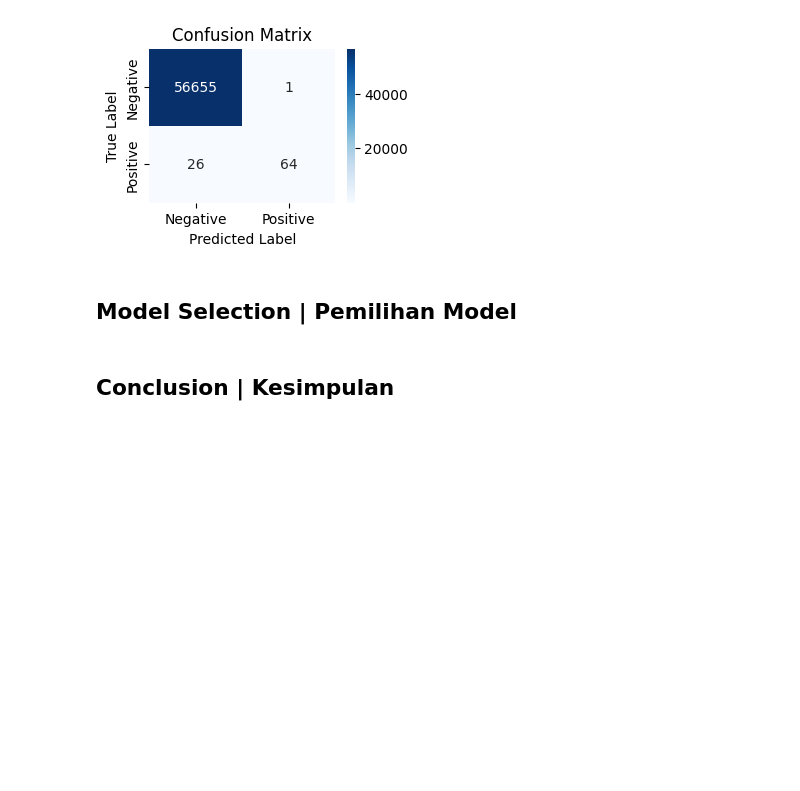
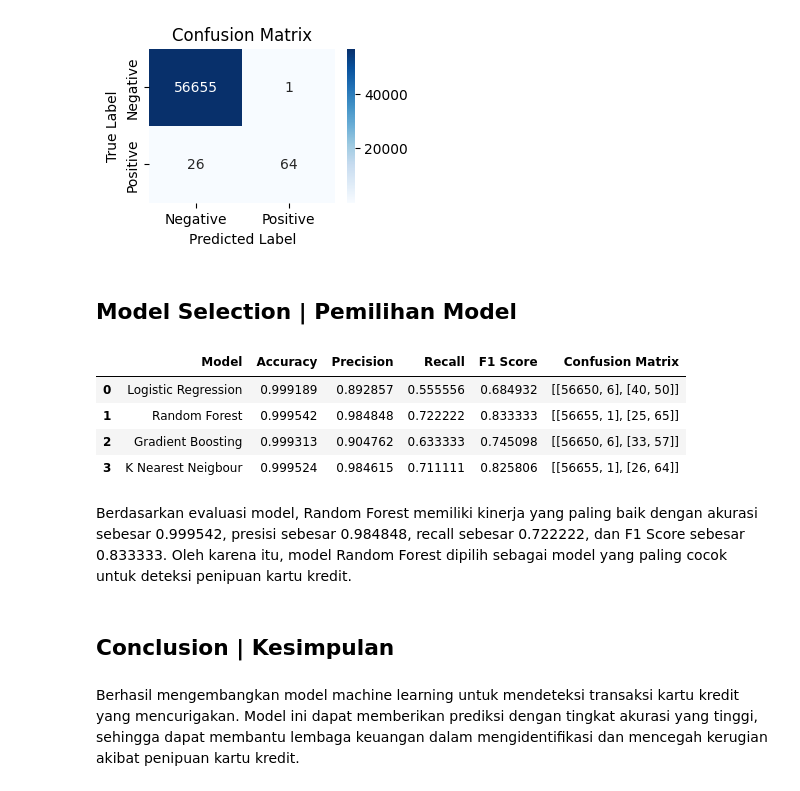
Before and after one commit to prad-alpukat/fraud-detection, a Jupyter notebook: fraud-detection.ipynb, the cells around one changed output. Cells and saved outputs as stored; diff of their text form; code cells hidden in the pictures; blank space fills up the shorter version.

```diff
--- a/fraud-detection.ipynb
+++ b/fraud-detection.ipynb
@@ -285,5 +285,28 @@ Confusion Matrix:
 [figure]
 # %% [markdown]
 ## Model Selection | Pemilihan Model
+# %%
+# table summary accuracy, precision, recall, f1 score dari model
+summary = {
+    'Model': ['Logistic Regression', 'Random Forest', 'Gradient Boosting', 'K Nearest Neigbour'],
+    'Accuracy': [accuracy_score(y_test, lr_pred), accuracy_score(y_test, rf_pred), accuracy_score(y_test, gb_pred), accuracy_score(y_test, knn_pred)],
+    'Precision': [precision_score(y_test, lr_pred), precision_score(y_test, rf_pred), precision_score(y_test, gb_pred), precision_score(y_test, knn_pred)],
+    'Recall': [recall_score(y_test, lr_pred), recall_score(y_test, rf_pred), recall_score(y_test, gb_pred), recall_score(y_test, knn_pred)],
+    'F1 Score': [f1_score(y_test, lr_pred), f1_score(y_test, rf_pred), f1_score(y_test, gb_pred), f1_score(y_test, knn_pred)],
+    'Confusion Matrix': [cm_lr, cm_rf, cm_gb, cm_knn]
+}
+
+summary_df = pd.DataFrame(summary)
+summary_df
+# %% [output]
+|  | Model | Accuracy | Precision | Recall | F1 Score | Confusion Matrix |
+| 0 | Logistic Regression | 0.999189 | 0.892857 | 0.555556 | 0.684932 | [[56650, 6], [40, 50]] |
+| 1 | Random Forest | 0.999542 | 0.984848 | 0.722222 | 0.833333 | [[56655, 1], [25, 65]] |
+| 2 | Gradient Boosting | 0.999313 | 0.904762 | 0.633333 | 0.745098 | [[56650, 6], [33, 57]] |
+| 3 | K Nearest Neigbour | 0.999524 | 0.984615 | 0.711111 | 0.825806 | [[56655, 1], [26, 64]] |
+# %% [markdown]
+Berdasarkan evaluasi model, Random Forest memiliki kinerja yang paling baik dengan akurasi sebesar 0.999542, presisi sebesar 0.984848, recall sebesar 0.722222, dan F1 Score sebesar 0.833333. Oleh karena itu, model Random Forest dipilih sebagai model yang paling cocok untuk deteksi penipuan kartu kredit.
 # %% [markdown]
 ## Conclusion | Kesimpulan
+# %% [markdown]
+Berhasil mengembangkan model machine learning untuk mendeteksi transaksi kartu kredit yang mencurigakan. Model ini dapat memberikan prediksi dengan tingkat akurasi yang tinggi, sehingga dapat membantu lembaga keuangan dalam mengidentifikasi dan mencegah kerugian akibat penipuan kartu kredit.
```
Also changed, not shown: parts of 2 cells of this notebook, 3 other files.
